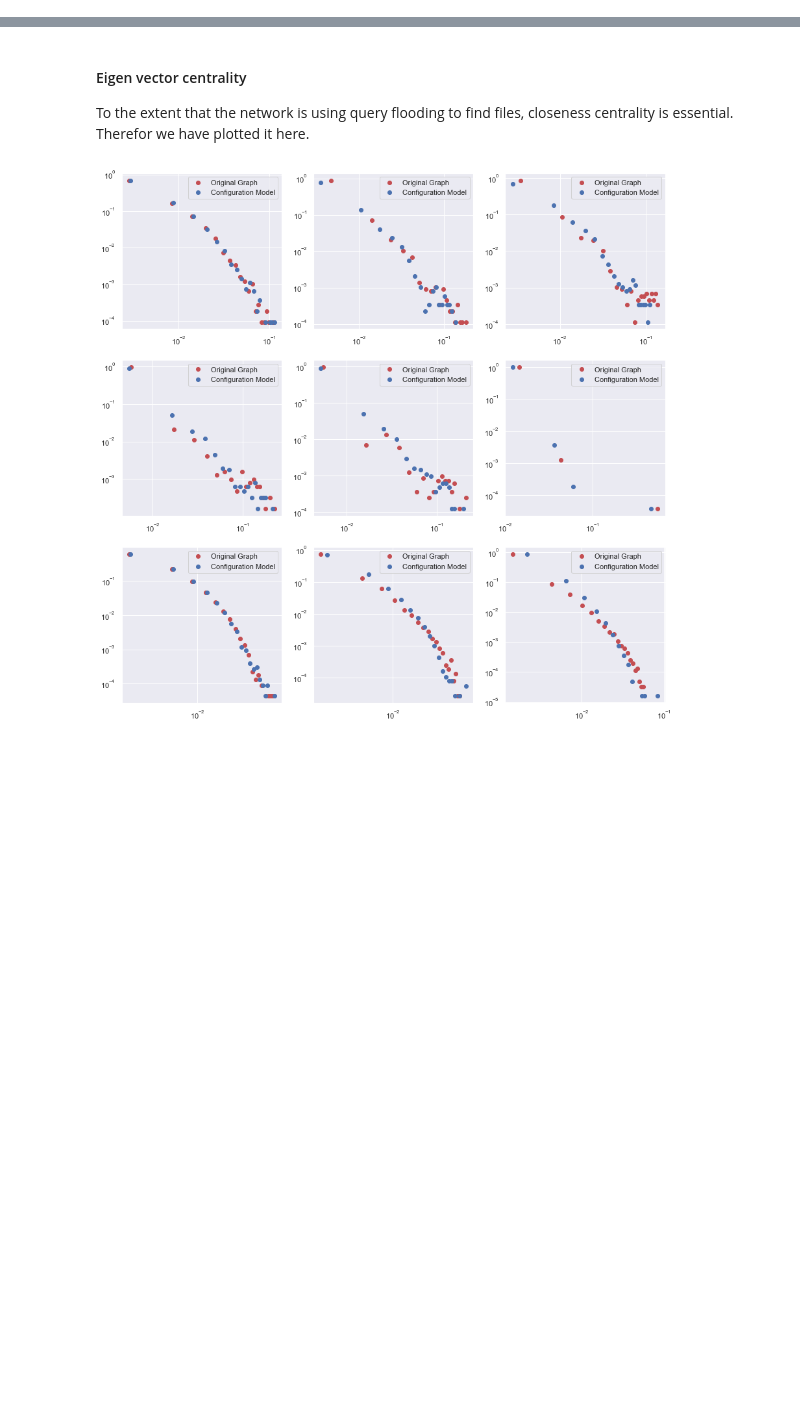
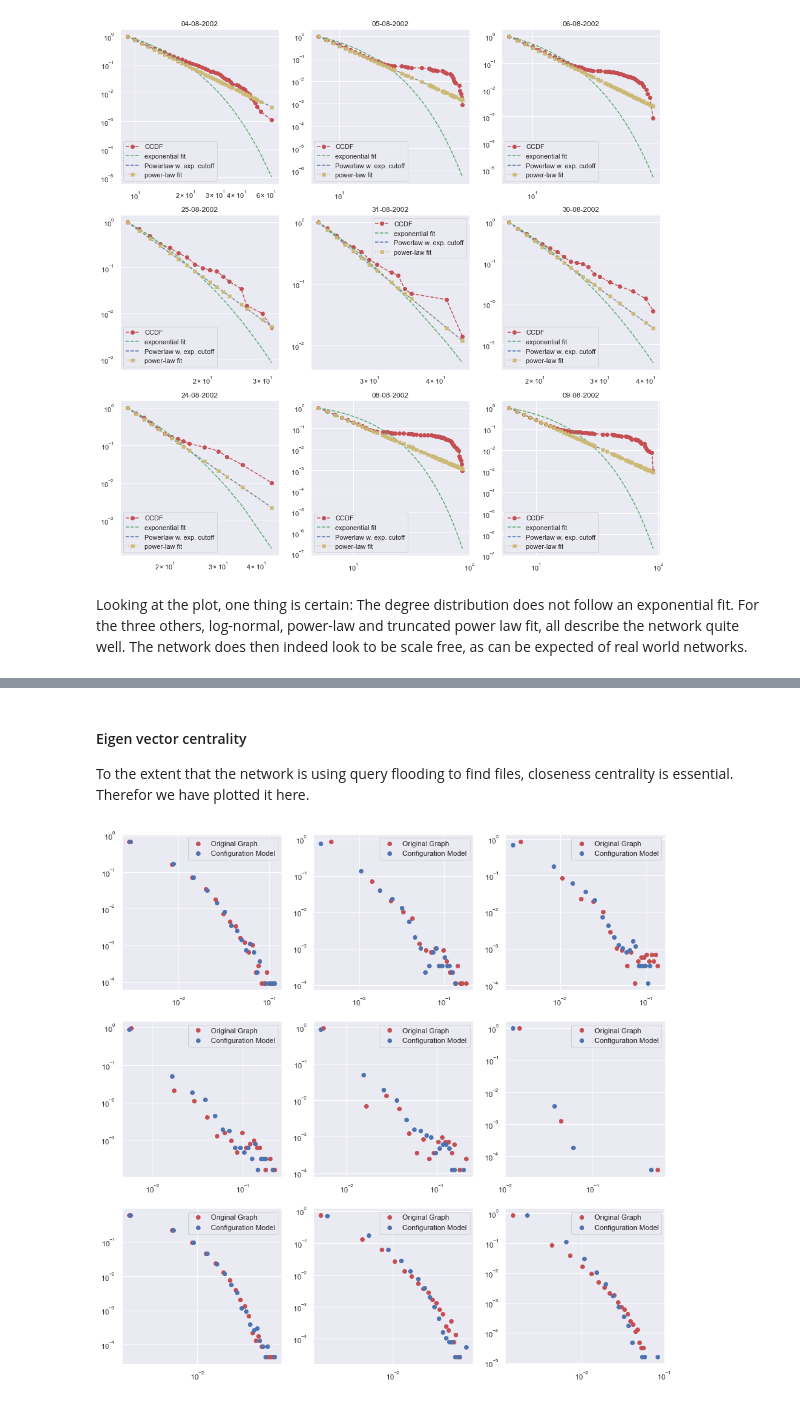
Before and after one commit to syrkis/gnutella, a Jupyter notebook: docs/analysis.ipynb, the cells around one changed output, grey strips where cells are left out. Cells and saved outputs as stored; diff of their text form; code cells hidden in the pictures; blank space fills up the shorter version.

```diff
--- a/docs/analysis.ipynb
+++ b/docs/analysis.ipynb
@@ -159,0 +208,19 @@ blah blah blach
+# %%
+def fitting(ay, i):
+    degs = np.array(list(dict(S[i].in_degree).values()))
+    mask = (degs != max(degs))
+    degs = degs[mask]
+    fit = powerlaw.Fit(degs, ax=ay, verbose=False)
+    fit.plot_ccdf(ax=ay, label='CCDF', color='r', linestyle='--', marker='o')
+    fit.exponential.plot_ccdf(ax=ay, color='g', linestyle='--', label='exponential fit')
+    fit.truncated_power_law.plot_ccdf(ax=ay, color='b', linestyle='--', label='Powerlaw w. exp. cutoff')
+    fit.power_law.plot_ccdf(ax=ay, color='y', linestyle=':', label='power-law fit', marker='X')
+    #fit.lognormal.plot_ccdf(ax=ay, color='c', linestyle='--', label='log-normal fit')
+    # no log normal fit due to underflow error https://github.com/jeffalstott/powerlaw/pull/23
+
+warnings.filterwarnings("ignore")   # get rid of annoying warnings
+plotter('fitting(ay, i)')           # execute fitting plot
+# %% [output]
+[figure, added]
+# %% [markdown]
+Looking at the plot, one thing is certain: The degree distribution does not follow an exponential fit. For the three others, log-normal, power-law and truncated power law fit, all describe the network quite well. The network does then indeed look to be scale free, as can be expected of real world networks.
```
Also changed, not shown: parts of 48 cells of this notebook, 6 other files.
